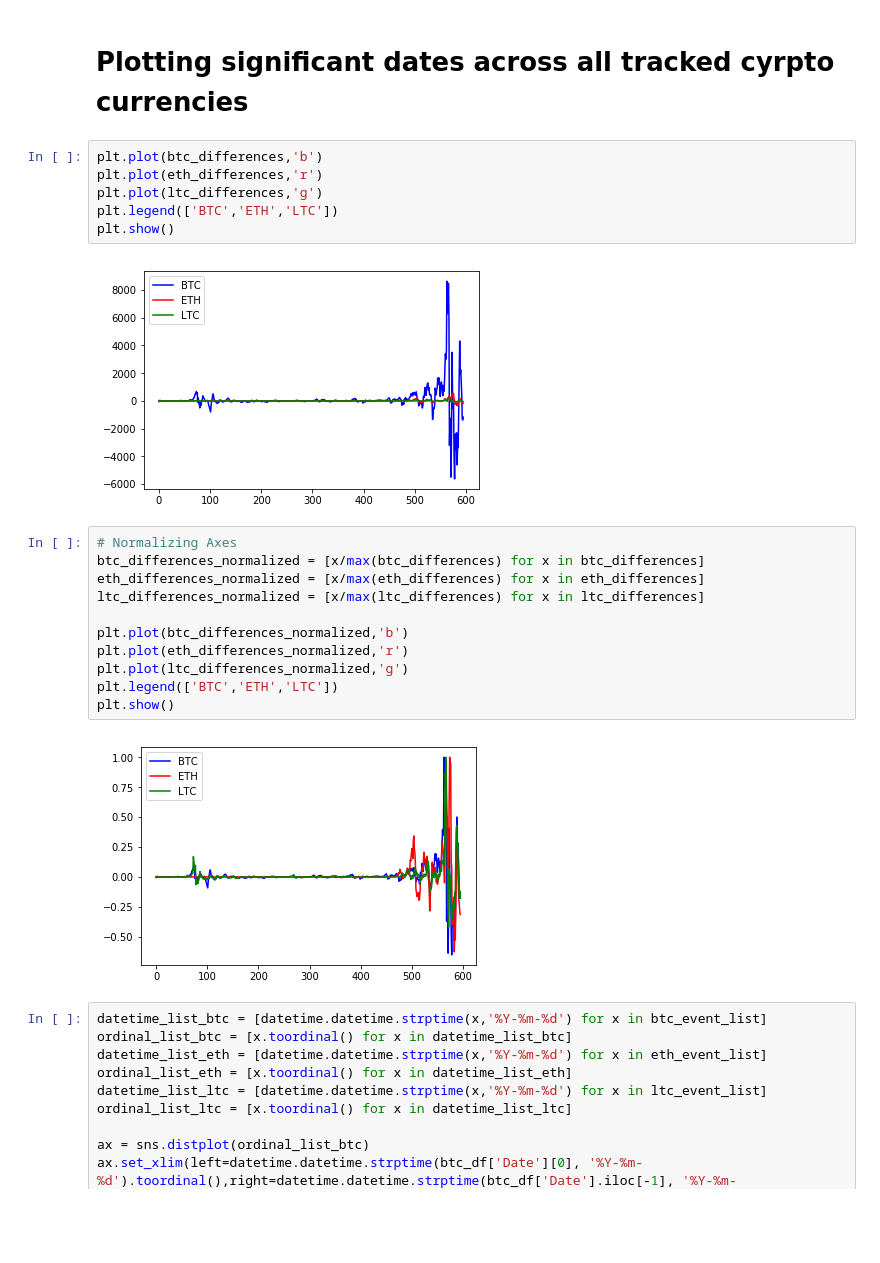
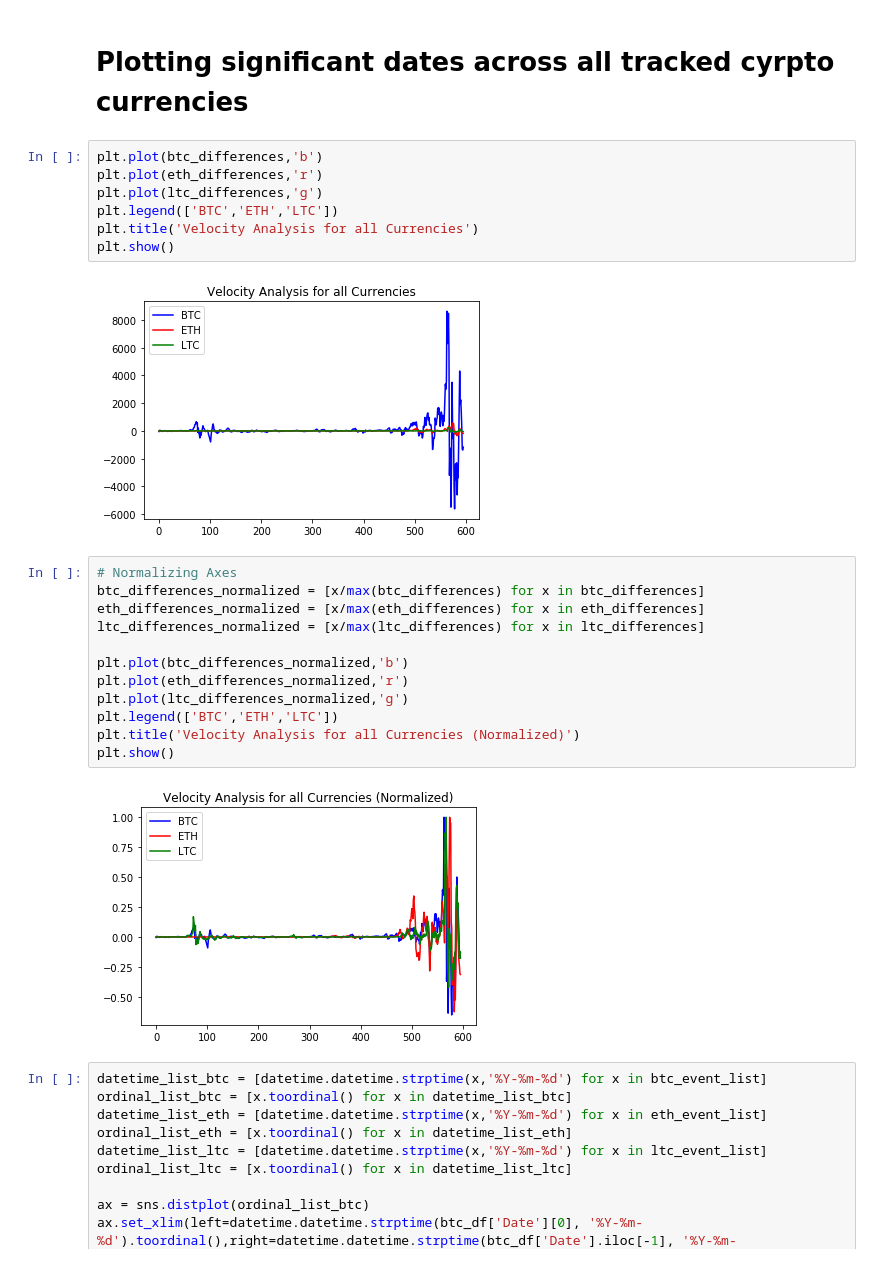
Before and after one commit to mhorton20916/project_one, a Jupyter notebook: crypto_comparison.ipynb, the cells around one changed output. Saved outputs shown, nothing was run; the diff lists cells and outputs as text; blank space fills up the shorter version.

Commit message:
Updating analysis and chart titles

```diff
--- a/crypto_comparison.ipynb
+++ b/crypto_comparison.ipynb
@@ -457,11 +457,12 @@ ltc_event_list
 # %%
 plt.plot(btc_differences,'b')
 plt.plot(eth_differences,'r')
 plt.plot(ltc_differences,'g')
 plt.legend(['BTC','ETH','LTC'])
+plt.title('Velocity Analysis for all Currencies')
 plt.show()
 # %% [output]
-[figure, old version]
+[figure, new version]
 # %%
 # Normalizing Axes
 btc_differences_normalized = [x/max(btc_differences) for x in btc_differences]
@@ -472,9 +473,10 @@ plt.plot(btc_differences_normalized,'b')
 plt.plot(eth_differences_normalized,'r')
 plt.plot(ltc_differences_normalized,'g')
 plt.legend(['BTC','ETH','LTC'])
+plt.title('Velocity Analysis for all Currencies (Normalized)')
 plt.show()
 # %% [output]
-[figure, old version]
+[figure, new version]
 # %%
 datetime_list_btc = [datetime.datetime.strptime(x,'%Y-%m-%d') for x in btc_event_list]
 ordinal_list_btc = [x.toordinal() for x in datetime_list_btc]
```
Also changed, not shown: parts of 8 cells of this notebook, 2 other files.
